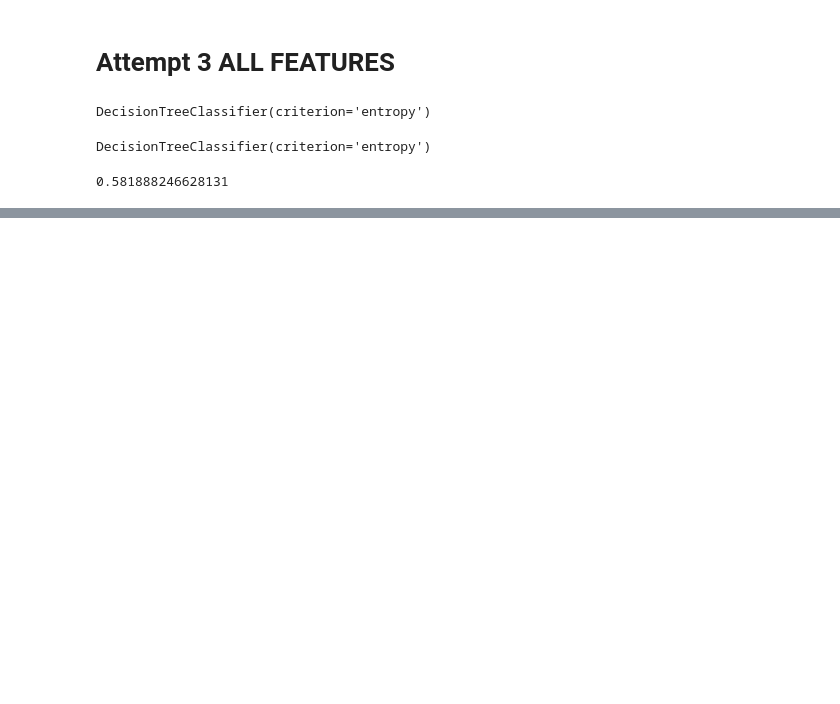
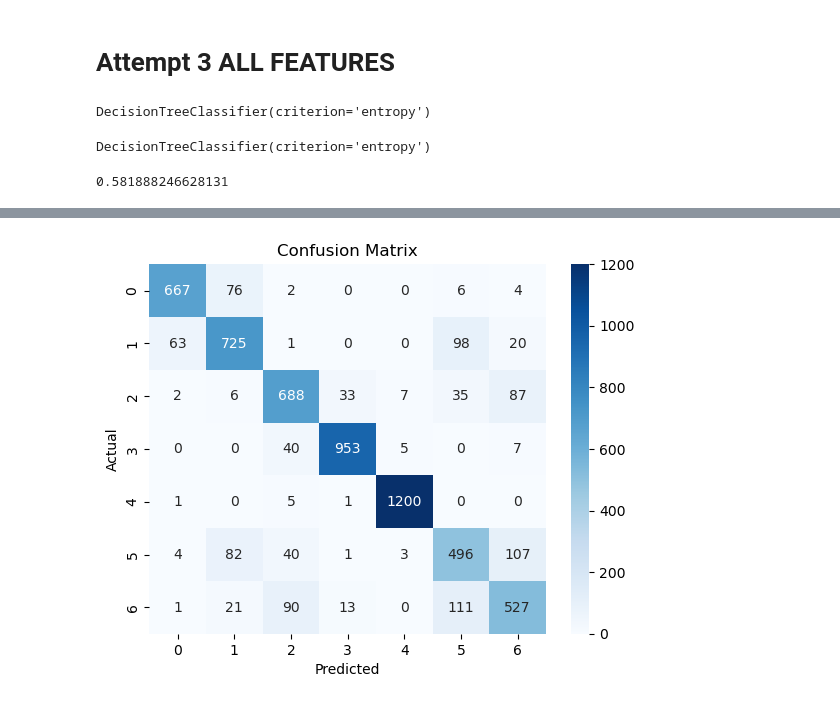
Before and after one commit to SDelRiObando/CS-4661-Multi-Class-Prediction-of-Obesity-Risk, a Jupyter notebook: Tony_Part.ipynb, the cells around one changed output, grey strips where cells are left out. Cells and saved outputs as stored; diff of their text form; code cells hidden in the pictures; blank space fills up the shorter version.

```diff
--- a/Tony_Part.ipynb
+++ b/Tony_Part.ipynb
@@ -191,0 +192,77 @@ print(text_representation)
+# %%
+# Import necessary libraries
+import pandas as pd
+from sklearn.model_selection import train_test_split
+from sklearn.preprocessing import LabelEncoder, StandardScaler
+from sklearn.tree import DecisionTreeClassifier
+from sklearn.metrics import classification_report, confusion_matrix
+import seaborn as sns
+import matplotlib.pyplot as plt
+
+# Load your dataset (assuming `train_df` is your DataFrame)
+train_df = pd.read_csv('../playground-series-s4e2/train.csv')  # Example loading a CSV dataset
+
+# Encode binary categorical columns
+binary_columns = ['Gender', 'family_history_with_overweight', 'FAVC', 'CAEC', 'SMOKE', 'SCC', 'CALC', 'MTRANS']
+label_encoder = LabelEncoder()
+for col in binary_columns:
+    train_df[col] = label_encoder.fit_transform(train_df[col])
+
+# Encode the target variable (assuming 'NObeyesdad' is the target column)
+label_encoder_target = LabelEncoder()
+train_df['NObeyesdad'] = label_encoder_target.fit_transform(train_df['NObeyesdad'])
+
+# Define features (X) and target (y)
+X = train_df.drop(['id', 'NObeyesdad'], axis=1)  # Drop 'id' and target 'NObeyesdad'
+y = train_df['NObeyesdad']
+
+# Split the data into training and validation sets
+X_train, X_val, y_train, y_val = train_test_split(X, y, test_size=0.3, random_state=42)
+
+# Standardize the numerical features (optional, depending on your model's requirement)
+scaler = StandardScaler()
+X_train_scaled = scaler.fit_transform(X_train)
+X_val_scaled = scaler.transform(X_val)
+
+# Initialize and train the Decision Tree model
+dt_model = DecisionTreeClassifier(random_state=42)
+dt_model.fit(X_train_scaled, y_train)
+
+# Make predictions on the validation set
+y_val_pred = dt_model.predict(X_val_scaled)
+
+# Evaluate model performance
+print("Classification Report:")
+print(classification_report(y_val, y_val_pred))
+
+# Confusion Matrix
+conf_matrix = confusion_matrix(y_val, y_val_pred)
+sns.heatmap(conf_matrix, annot=True, fmt='d', cmap='Blues')
+plt.title('Confusion Matrix')
+plt.xlabel('Predicted')
+plt.ylabel('Actual')
+plt.show()
+
+# Feature Importance (Optional)
+feature_importances = dt_model.feature_importances_
+feature_df = pd.DataFrame({
+    'Feature': X.columns,
+    'Importance': feature_importances
+})
+
+# Sort the features by importance
+feature_df = feature_df.sort_values(by='Importance', ascending=False)
+
+print("Feature Importance:")
+print(feature_df)
+
+# Show top 3 and worst 3 features
+top_features = feature_df.head(3)
+worst_features = feature_df.tail(3)
+
+print("\nTop Features:")
+print(top_features)
+
+print("\nWorst Features:")
+print(worst_features)
+# %% [output]
@@ -191,0 +283 @@ print(text_representation)
+[figure, added]
```
Also changed, not shown: parts of 6 cells of this notebook, 3 other files.
